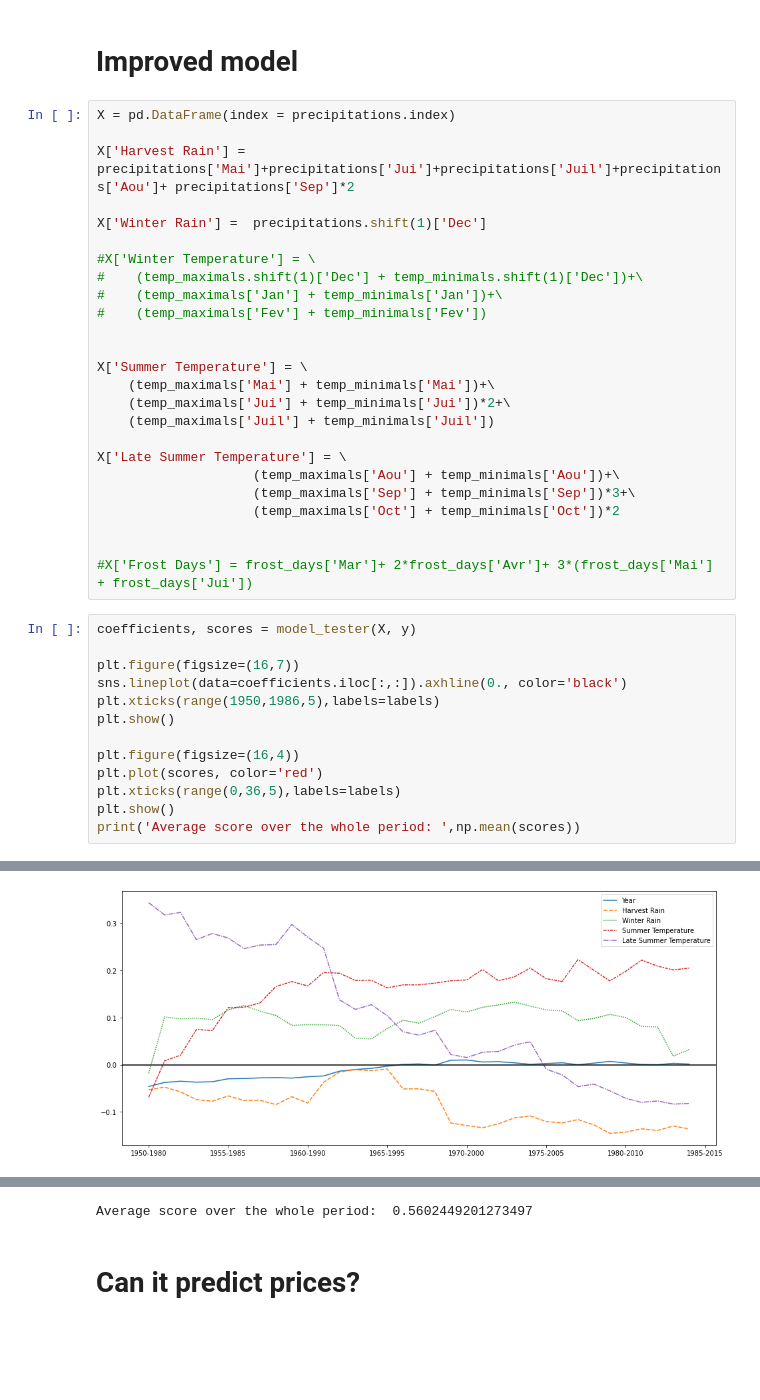
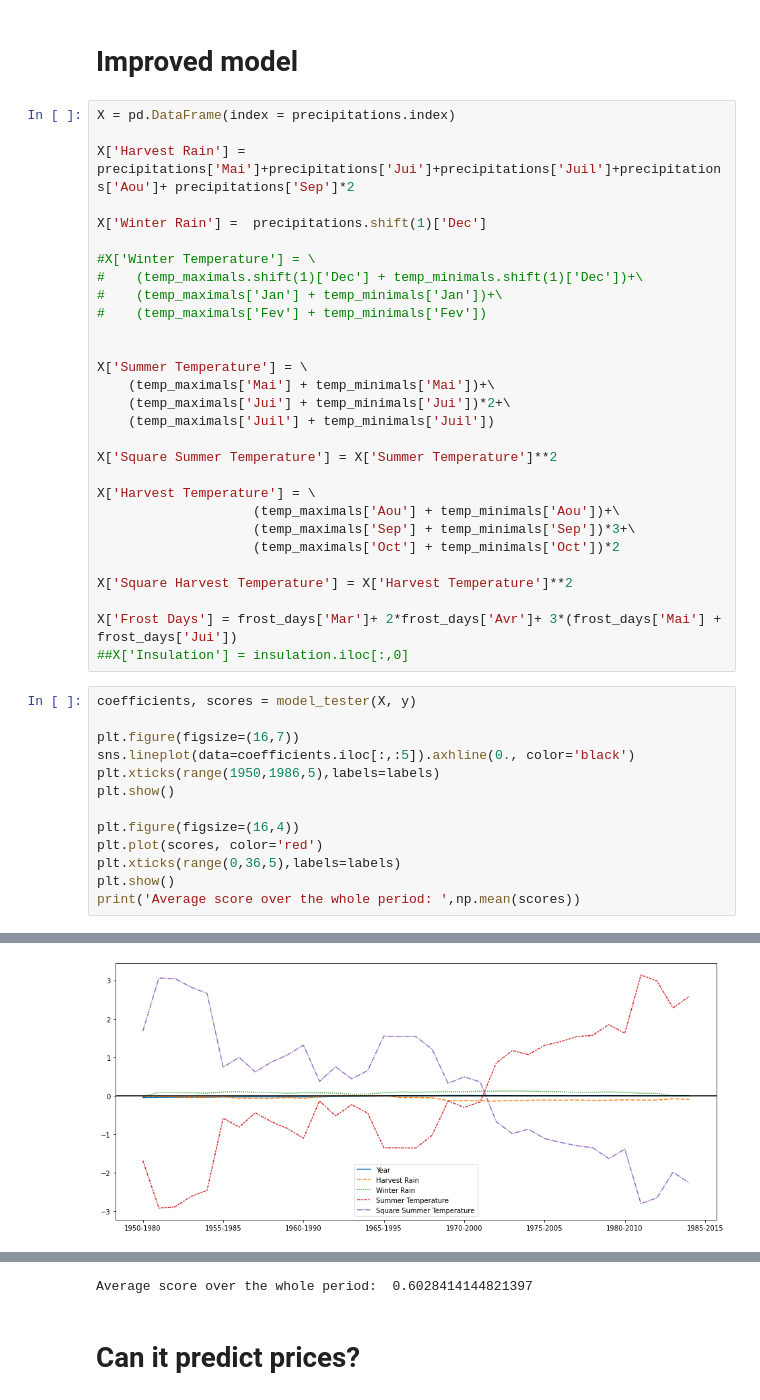
Before and after one commit to RoucherA/GrandCruClassifier, a Jupyter notebook: regression.ipynb, the cells around one changed output, grey strips where cells are left out. Drawn from its saved outputs; the diff is of its cells as text; blank space fills up the shorter version.

```diff
--- a/regression.ipynb
+++ b/regression.ipynb
@@ -239,18 +251,22 @@ X['Summer Temperature'] = \
     (temp_maximals['Jui'] + temp_minimals['Jui'])*2+\
     (temp_maximals['Juil'] + temp_minimals['Juil'])
 
-X['Late Summer Temperature'] = \
+X['Square Summer Temperature'] = X['Summer Temperature']**2
+
+X['Harvest Temperature'] = \
                     (temp_maximals['Aou'] + temp_minimals['Aou'])+\
                     (temp_maximals['Sep'] + temp_minimals['Sep'])*3+\
                     (temp_maximals['Oct'] + temp_minimals['Oct'])*2
 
+X['Square Harvest Temperature'] = X['Harvest Temperature']**2
 
-#X['Frost Days'] = frost_days['Mar']+ 2*frost_days['Avr']+ 3*(frost_days['Mai'] + frost_days['Jui'])
+X['Frost Days'] = frost_days['Mar']+ 2*frost_days['Avr']+ 3*(frost_days['Mai'] + frost_days['Jui'])
+##X['Insulation'] = insulation.iloc[:,0]
 # %%
 coefficients, scores = model_tester(X, y)
 
 plt.figure(figsize=(16,7))
-sns.lineplot(data=coefficients.iloc[:,:]).axhline(0., color='black')
+sns.lineplot(data=coefficients.iloc[:,:5]).axhline(0., color='black')
 plt.xticks(range(1950,1986,5),labels=labels)
 plt.show()
 
@@ -269 +285 @@ print('Average score over the whole period: ',np.mean(scores))
-[figure, old version]
+[figure, new version]
@@ -271,4 +287,4 @@ print('Average score over the whole period: ',np.mean(scores))
-Average score over the whole period:  0.5602449201273497
+Average score over the whole period:  0.6028414144821397
 # %% [markdown]
 # Can it predict prices?
 # %%
```
Also changed, not shown: parts of 9 cells of this notebook.
